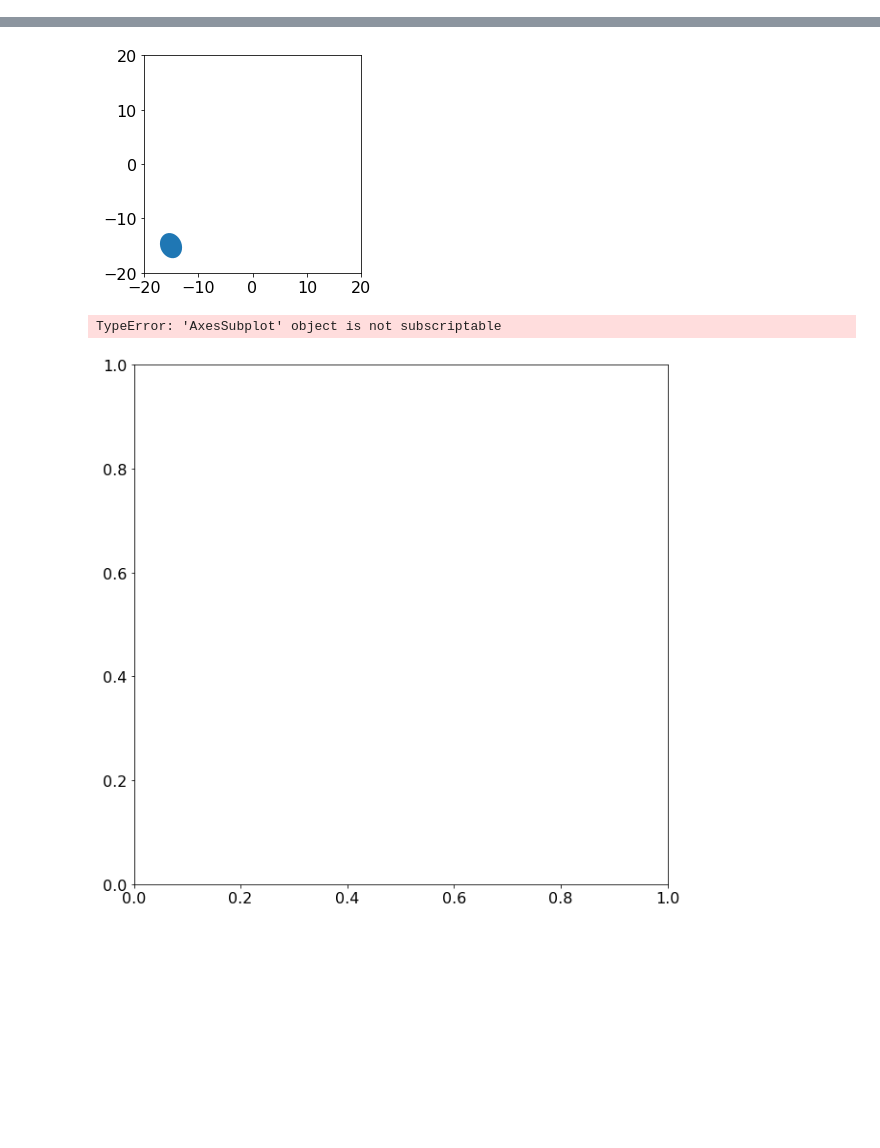
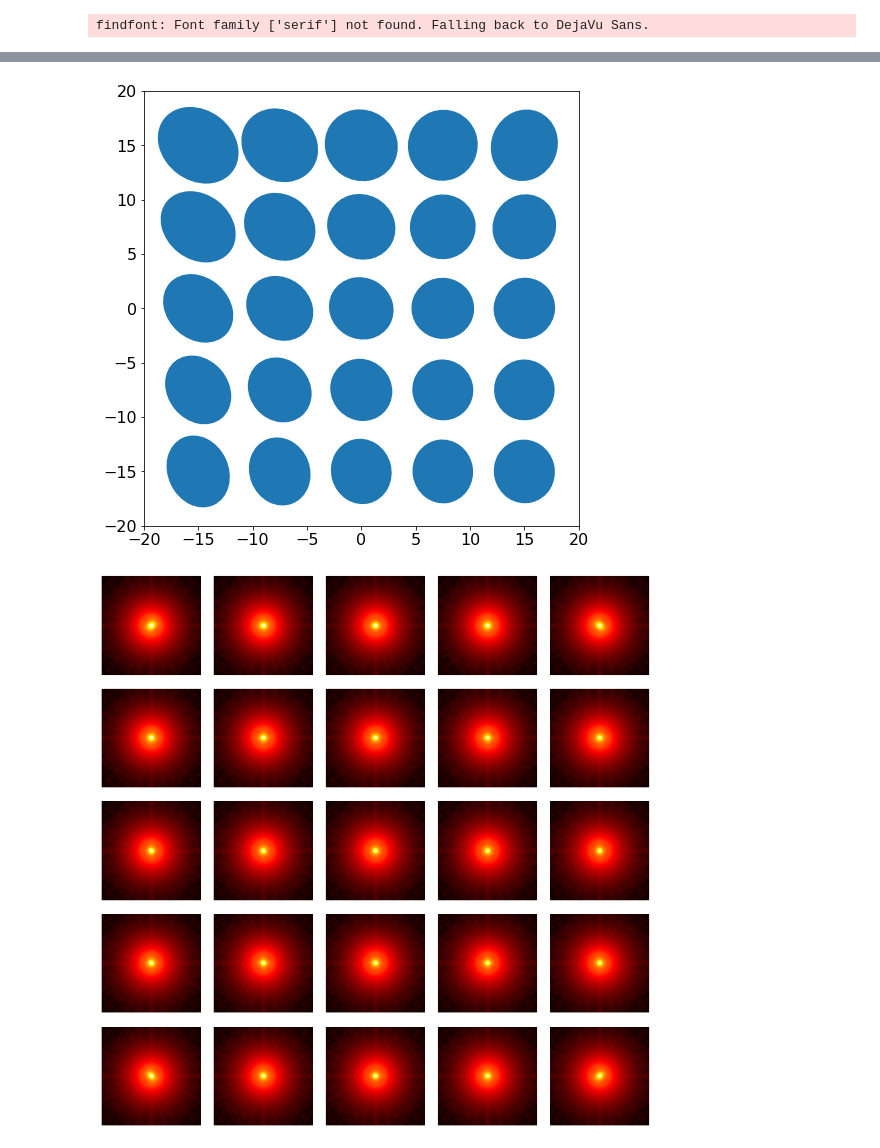
Before and after one commit to astro-tiptop/MASTSEL, a Jupyter notebook: MAVIS-CONVOLUTION.ipynb, the cells around one changed output, grey strips where cells are left out. Drawn from its saved outputs; the diff is of its cells as text; code cells hidden in the pictures; blank space fills up the shorter version.

```diff
--- a/MAVIS-CONVOLUTION.ipynb
+++ b/MAVIS-CONVOLUTION.ipynb
@@ -18,12 +18,17 @@ wvl = eval(parser.get('PSF_DIRECTIONS', 'ScienceWavelength'))[0]  # lambda
 tel_radius = eval(parser.get('PSF_DIRECTIONS', 'psInMas'))/2
 pixel_psf = eval(parser.get('telescope', 'TelescopeDiameter'))      # mas
 polarNGSCoordsList = [[30.0,0.0], [50.0,100.0],[10.0,240.0]]
+NGS_flux = [10000, 30000, 5000]
+# old values: NGS_SR_1650 = [0.4, 0.2, 0.6]
+# old values: NGS_FWHM_mas = [90, 110, 85]
 polarNGSCoords = np.asarray(polarNGSCoordsList)
 
-gridElements = 1
-xxPointigs, yyPointigs = np.linspace(-15, 15, gridElements), np.linspace(-15,15, gridElements)
+gridElements = 5
+xxPointigsV , yyPointigsV =  np.linspace(-15, 15, gridElements), np.linspace(-15,15, gridElements)
+xxPointigs, yyPointigs = np.meshgrid(xxPointigsV , yyPointigsV)
 # %%
-fao = fourierModel(fullPathFilename, calcPSF=False, verbose=False, display=False, extraPSFsDirections=polarNGSCoordsList)
+fao = fourierModel(fullPathFilename, calcPSF=False, verbose=False, display=False, \
+                   cartPointingCoords=np.array([xxPointigs.flatten(), yyPointigs.flatten()]).transpose() , extraPSFsDirections=polarNGSCoordsList)
 PSD = fao.powerSpectrumDensity()
 PSD = PSD.transpose()
 N = PSD[0].shape[0]
@@ -87,5 +81,5 @@ NGS_flux = [10000, 30000, 5000]
 # %%
-cartPointingCoords =  np.dstack(np.meshgrid(xxPointigs, yyPointigs)).reshape(-1, 2)
+cartPointingCoords =  np.dstack(np.meshgrid(xxPointigsV, yyPointigsV)).reshape(-1, 2)
 cartNGSCoords = np.asarray([polarToCartesian(polarNGSCoords[0,:]), polarToCartesian(polarNGSCoords[1,:]), polarToCartesian(polarNGSCoords[2,:])])
 mLO = MavisLO(path, parametersFile, windPsdFile)
 Ctot = mLO.computeTotalResidualMatrix(np.array(cartPointingCoords), cartNGSCoords, NGS_flux, NGS_SR_1650, NGS_FWHM_mas)
@@ -95,19 +89,19 @@ pointings_SR_1650, psdPointingsArray, psfLongExpPointingsArr, pointings_FWHM_mas
 # %%
 results = []
 for ellp, psfLongExp in zip(cov_ellipses, psfLongExpPointingsArr):
     results.append(convolve(psfLongExp, residualToSpectrum(ellp, N, fao.psf_FoV)))
 
 psfLongExpPointingsArr[0].standardPlot(True)
 results[0].standardPlot(True)
 
-plotEllipses(cartPointingCoords, cov_ellipses, 0.014)
+plotEllipses(cartPointingCoords, cov_ellipses, 0.02)
 tiledDispaly(results)
 # %% [output]
+findfont: Font family ['serif'] not found. Falling back to DejaVu Sans.
 [figure]
 [figure]
-[figure, old version]
+[figure, new version]
-TypeError: 'AxesSubplot' object is not subscriptable
-[figure, old version]
+[figure, new version]
 # %%
 #hdul1 = fits.HDUList()
 #hdul1.append(fits.PrimaryHDU())
```
Also changed, not shown: parts of 3 cells of this notebook, 1 other file.
